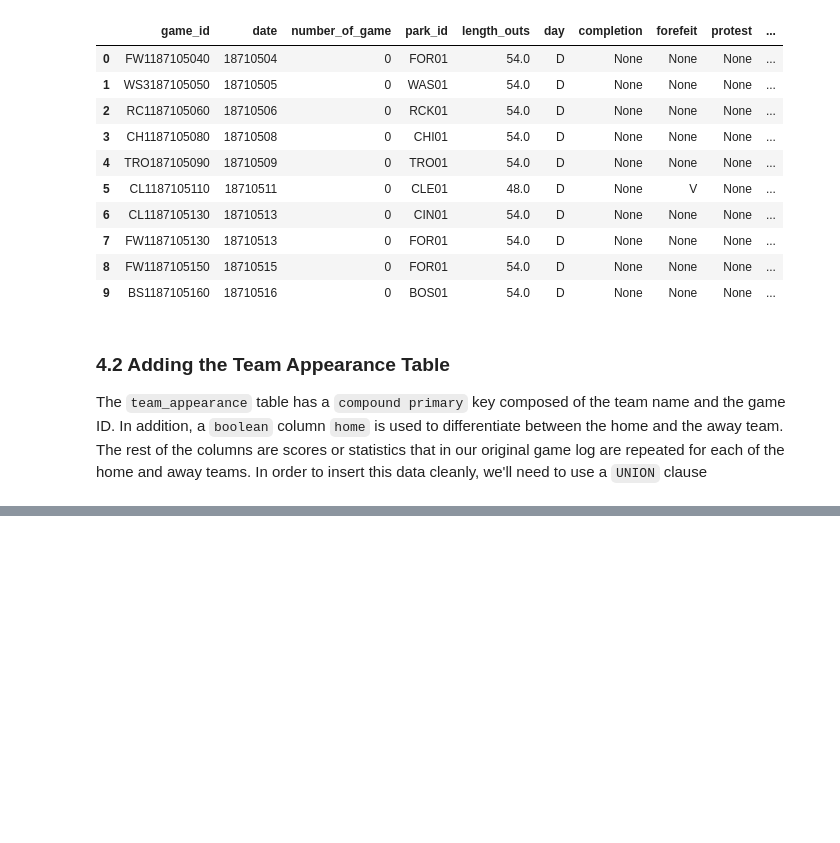
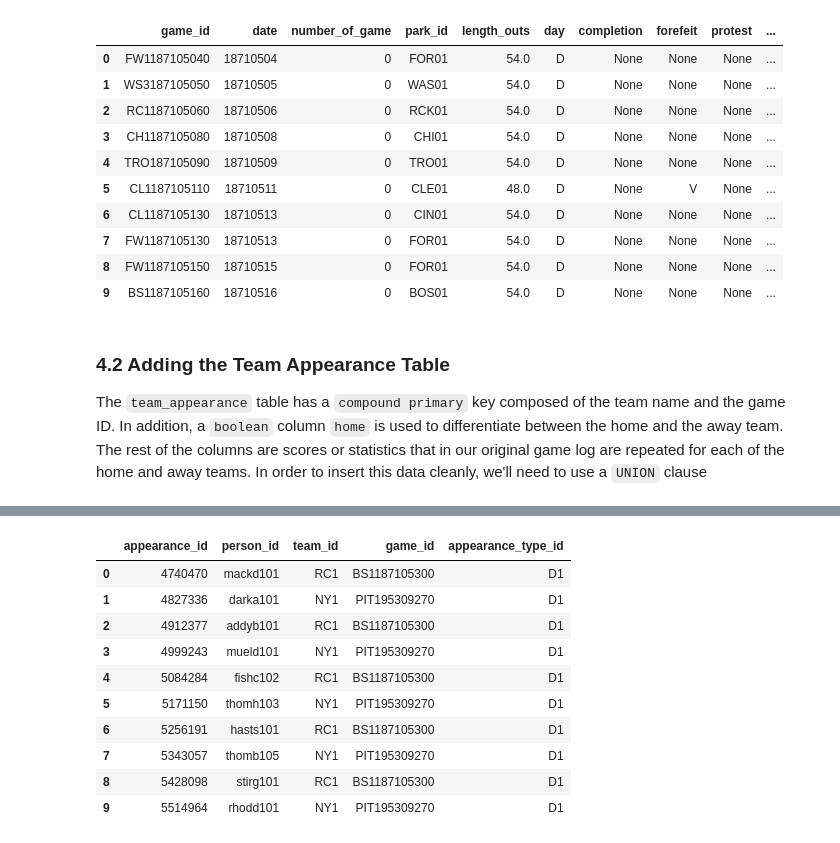
Before and after one commit to Rezwal/portfolio, a Jupyter notebook: Designing and Creating a Database.ipynb, the cells around one changed output, grey strips where cells are left out. Saved outputs shown, nothing was run; the diff lists cells and outputs as text; code cells hidden in the pictures; blank space fills up the shorter version.

```diff
--- a/Designing and Creating a Database.ipynb
+++ b/Designing and Creating a Database.ipynb
@@ -731,0 +856,31 @@ UNION
+# %%
+q = '''
+INSERT OR IGNORE INTO person_appearance (game_id, team_id, person_id, appearance_type_id)
+SELECT
+    game_id,
+    {x[team]}_name,
+    {x[team]}_player_{x[num]}_id,
+    "D"||CAST(v_player_1_def_pos AS INTEGER)
+FROM game_log
+'''
+
+team_type = ['v', 'h']
+for team in team_type:
+    for i in range(1,10):
+        formatting = {'team': team, 'num': str(i)}
+        run_command(q.format(x=formatting))
+
+q='SELECT * FROM person_appearance WHERE appearance_type_id = "D1" LIMIT 10'
+run_query(q)
+# %% [output]
+|  | appearance_id | person_id | team_id | game_id | appearance_type_id |
+| 0 | 4740470 | mackd101 | RC1 | BS1187105300 | D1 |
+| 1 | 4827336 | darka101 | NY1 | PIT195309270 | D1 |
+| 2 | 4912377 | addyb101 | RC1 | BS1187105300 | D1 |
+| 3 | 4999243 | mueld101 | NY1 | PIT195309270 | D1 |
+| 4 | 5084284 | fishc102 | RC1 | BS1187105300 | D1 |
+| 5 | 5171150 | thomh103 | NY1 | PIT195309270 | D1 |
+| 6 | 5256191 | hasts101 | RC1 | BS1187105300 | D1 |
+| 7 | 5343057 | thomb105 | NY1 | PIT195309270 | D1 |
+| 8 | 5428098 | stirg101 | RC1 | BS1187105300 | D1 |
+| 9 | 5514964 | rhodd101 | NY1 | PIT195309270 | D1 |
```
Also changed, not shown: parts of 15 cells of this notebook.
